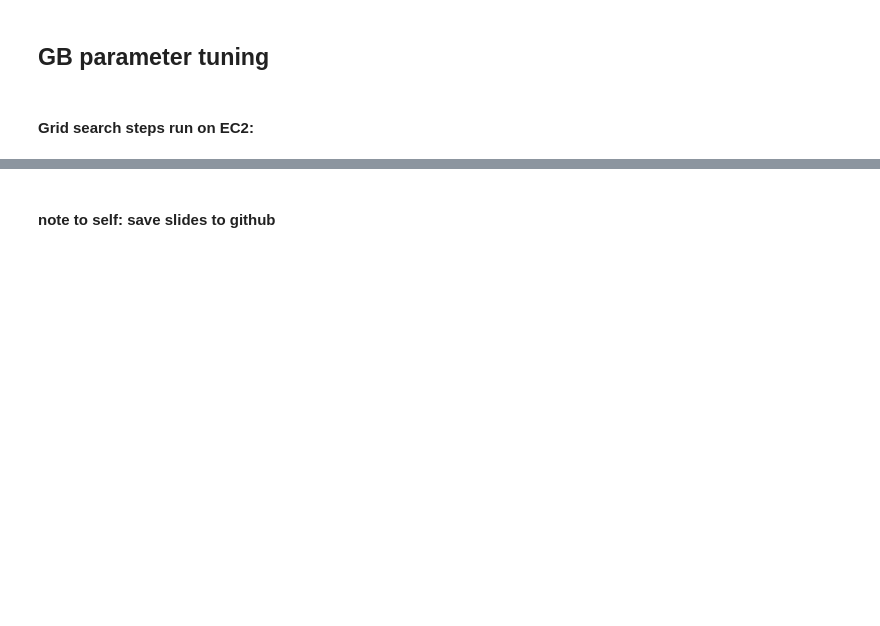
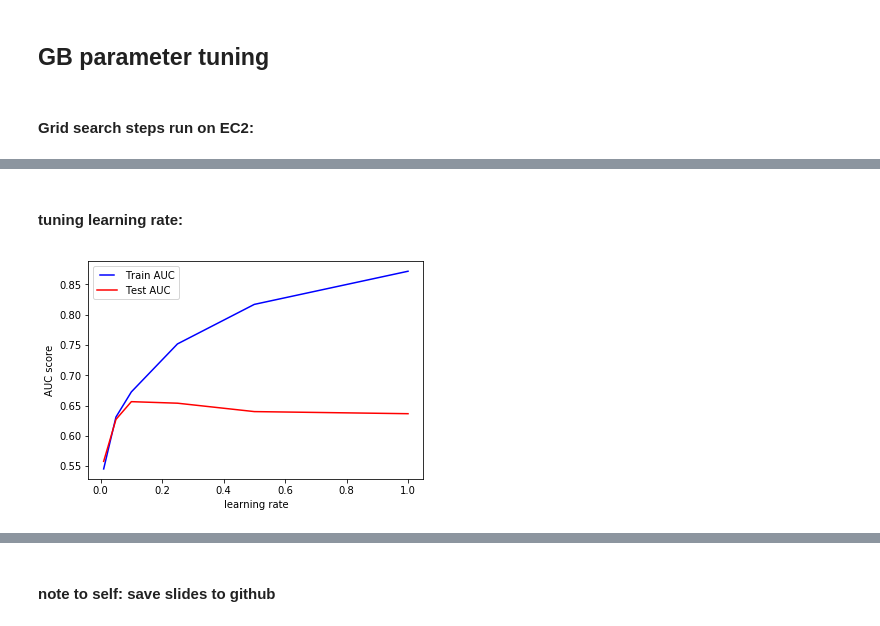
Before and after one commit to ryanlrappa/film-profit-prediction, a Jupyter notebook: jupyter_notebooks/6_modeling.ipynb, the cells around one changed output, grey strips where cells are left out. Saved outputs shown, nothing was run; the diff lists cells and outputs as text; code cells hidden in the pictures; blank space fills up the shorter version.

Commit message:
modeling update

```diff
--- a/jupyter_notebooks/6_modeling.ipynb
+++ b/jupyter_notebooks/6_modeling.ipynb
@@ -524,0 +541,35 @@ gbc
+# %% [markdown]
+#### tuning learning rate:
+# %%
+learning_rates = [1, 0.5, 0.25, 0.1, 0.05, 0.01]
+train_results = []
+test_results = []
+for eta in learning_rates:
+    model = GradientBoostingClassifier(learning_rate=eta, criterion='mae', init=None,
+              loss='deviance', max_depth=8, max_features='log2',
+              max_leaf_nodes=None, min_impurity_decrease=0.0,
+              min_impurity_split=None, min_samples_leaf=0.1,
+              min_samples_split=0.2, min_weight_fraction_leaf=0.0,
+              n_estimators=500, n_iter_no_change=None, presort='auto',
+              random_state=None, subsample=0.9, tol=0.0001,
+              validation_fraction=0.1, verbose=0, warm_start=False)
+    model.fit(X_train_scaled, y_train)
+    train_pred = model.predict(X_train_scaled)
+    false_positive_rate, true_positive_rate, thresholds = roc_curve(y_train, train_pred)
+    roc_auc = auc(false_positive_rate, true_positive_rate)
+    train_results.append(roc_auc)
+    y_pred = model.predict(X_test_scaled)
+    false_positive_rate, true_positive_rate, thresholds = roc_curve(y_test, y_pred)
+    roc_auc = auc(false_positive_rate, true_positive_rate)
+    test_results.append(roc_auc)
+from matplotlib.legend_handler import HandlerLine2D
+line1, = plt.plot(learning_rates, train_results, 'b', label='Train AUC')
+line2, = plt.plot(learning_rates, test_results, 'r', label='Test AUC')
+plt.legend(handler_map={line1: HandlerLine2D(numpoints=2)})
+plt.ylabel('AUC score')
+plt.xlabel('learning rate')
+plt.show()
+
+#looks like 0.1 is best
+# %% [output]
+[figure, added]
```
Also changed, not shown: parts of 18 cells of this notebook.
